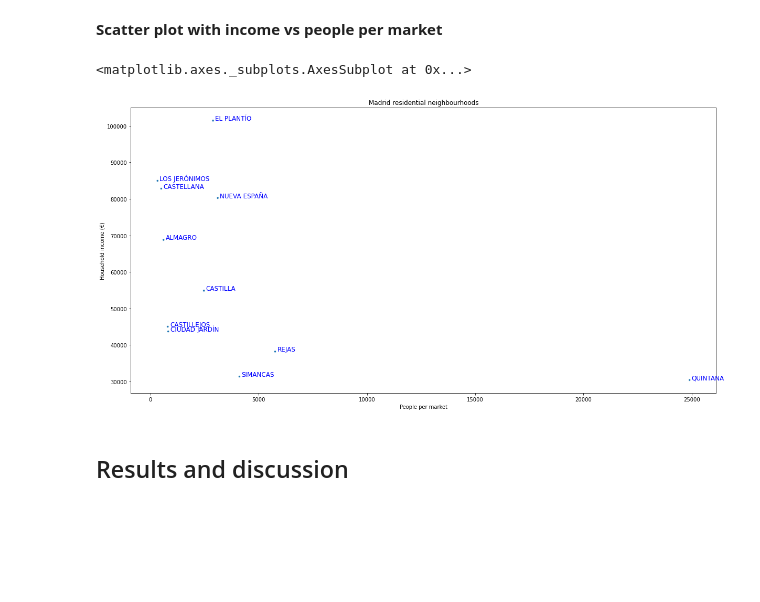
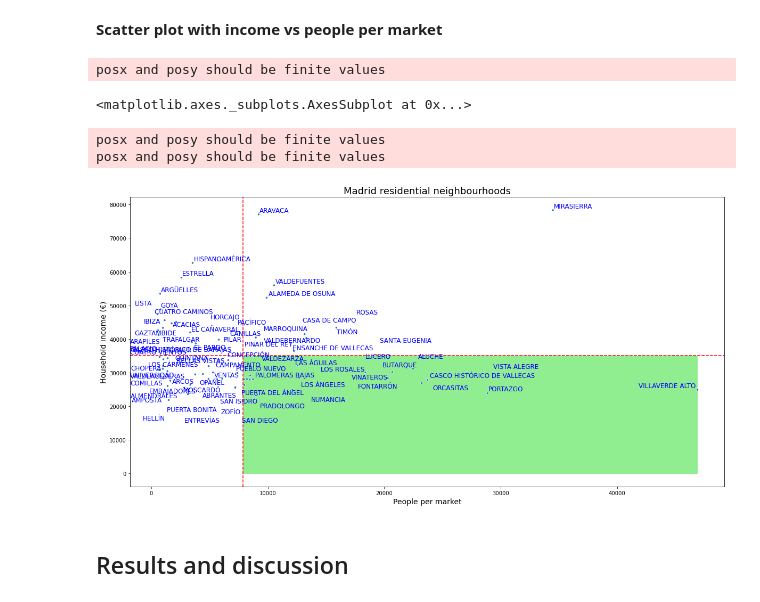
Before and after one commit to ejmacias/store_locations, a Jupyter notebook: Store_Locations/store_locations.ipynb, the cells around one changed output. Drawn from its saved outputs; the diff is of its cells as text; code cells hidden in the pictures; blank space fills up the shorter version.

```diff
--- a/Store_Locations/store_locations.ipynb
+++ b/Store_Locations/store_locations.ipynb
@@ -834,31 +807,46 @@ df_madrid_residential
 # %% [markdown]
 __Scatter plot with income vs people per market__
 # %%
-
+# Function to draw a scatter plot of residential neighbourhoods by household income and population per market.
 def scatter_text(x, y, text_column, data, title, xlabel, ylabel):
-    """Scatter plot with country codes on the x y coordinates
-       Based on this answer: https://stackoverflow.com/a/54789170/2641825"""
     # Create the scatter plot
     p1 = sns.scatterplot(x, y, data=data, size=8, legend=False)
     # Add text besides each point
-    for line in range(0,data.shape[0]):
-         p1.text(data[x][line]+100, data[y][line]+100,
-                 data[text_column][line], horizontalalignment='left',
-                 size='large', color='blue')
+#    for line in range(0,data.shape[0]):
+    texts = [p1.text(data[x][line], data[y][line],
+             data[text_column][line], horizontalalignment='left',
+             size='large', color='blue') for line in range(0,data.shape[0])]
+    adjust_text(texts)
     # Set title and axis labels
-    plt.title(title)
-    plt.xlabel(xlabel)
-    plt.ylabel(ylabel)
+    plt.title(title, size=18)
+    plt.xlabel(xlabel, size=14)
+    plt.ylabel(ylabel, size=14)
     return p1
-# %%
-plt.figure(figsize=(20,10))
-scatter_text('People per Market', 'Income', 'Neighbourhood',
-             data = df_madrid_residential,
-             title = 'Madrid residential neighbourhoods',
-             xlabel = 'People per market',
-             ylabel = 'Household income (€)')
-# %% [output]
-<matplotlib.axes._subplots.AxesSubplot at 0x...>
-[figure, removed]
+# %%
+plt.figure(figsize=(20,10))
+
+# Add horizontal and vertical lines to mark the median values
+avg_people_per_market = df_madrid_residential['People per Market'].mean()
+max_people_per_market = df_madrid_residential['People per Market'].max()
+avg_income = df_madrid_residential['Income'].mean()
+
+plt.axhline(y=avg_income, color='r', linestyle='--')
+plt.axvline(x=avg_people_per_market, color='r', linestyle='--')
+
+# Highlight the optimal quadrant
+plt.fill_between(x=np.arange(avg_people_per_market, max_people_per_market), y1=0, y2=avg_income, color='lightgreen')
+
+# Draw and label the neighbourhood points
+scatter_text('People per Market', 'Income', 'Neighbourhood',
+             data = df_madrid_residential,
+             title = 'Madrid residential neighbourhoods',
+             xlabel = 'People per market',
+             ylabel = 'Household income (€)')
+# %% [output]
+posx and posy should be finite values
+<matplotlib.axes._subplots.AxesSubplot at 0x...>
+posx and posy should be finite values
+posx and posy should be finite values
+[figure, added]
 # %% [markdown]
 ## Results and discussion <a class="anchor" id="results-and-discussion"></a>
```
Also changed, not shown: parts of 25 cells of this notebook.
